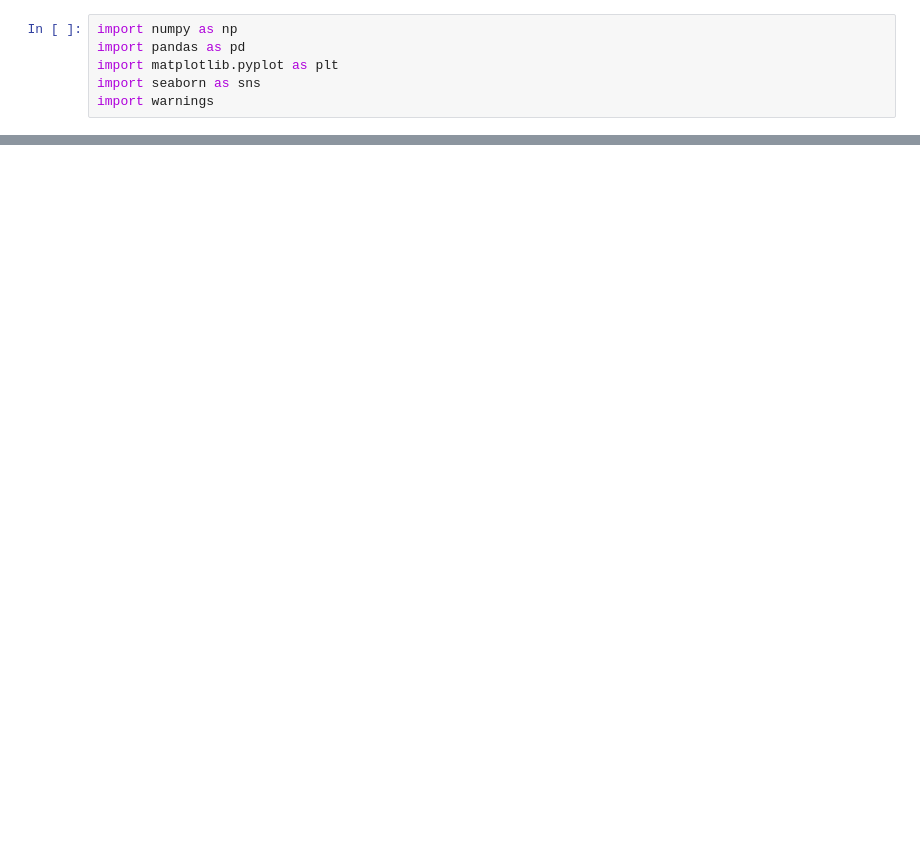
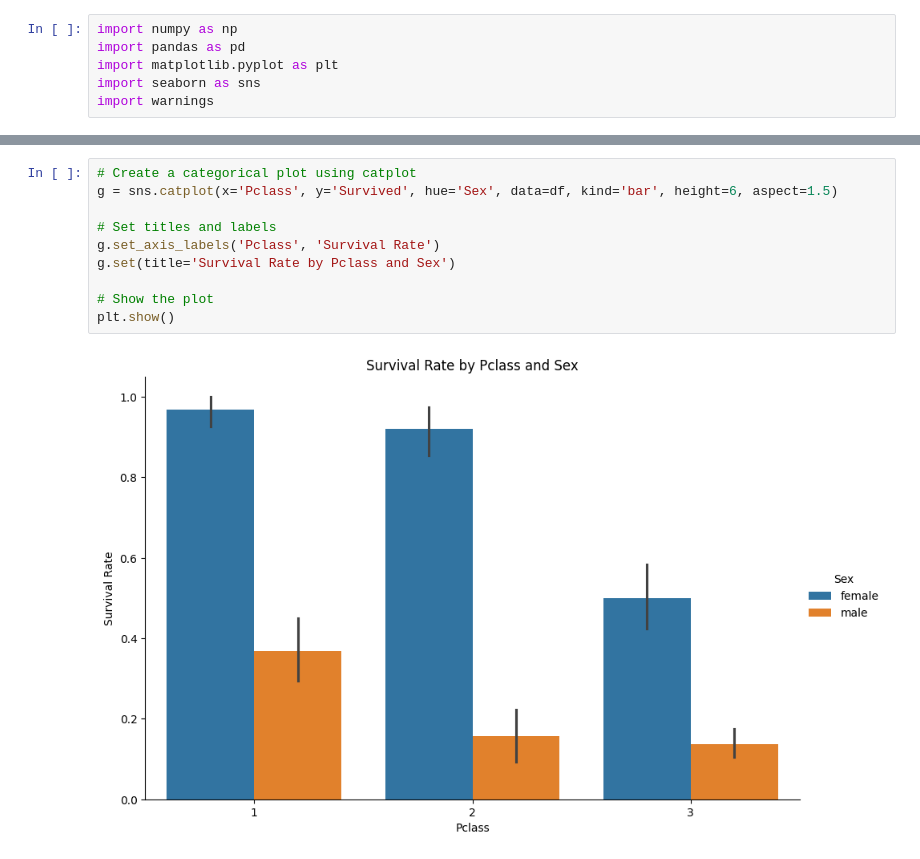
Before and after one commit to astronaut505/IcebergDodgers, a Jupyter notebook: titanic(2).ipynb, the cells around one changed output, grey strips where cells are left out. Cells and saved outputs as stored; diff of their text form; blank space fills up the shorter version.

```diff
--- a/titanic(2).ipynb
+++ b/titanic(2).ipynb
@@ -11,0 +105,12 @@ FileNotFoundError: [Errno 2] No such file or directory: 'data/titanic.csv'
+# %%
+# Create a categorical plot using catplot
+g = sns.catplot(x='Pclass', y='Survived', hue='Sex', data=df, kind='bar', height=6, aspect=1.5)
+
+# Set titles and labels
+g.set_axis_labels('Pclass', 'Survival Rate')
+g.set(title='Survival Rate by Pclass and Sex')
+
+# Show the plot
+plt.show()
+# %% [output]
+[figure, added]
```
Also changed, not shown: parts of 24 cells of this notebook.
